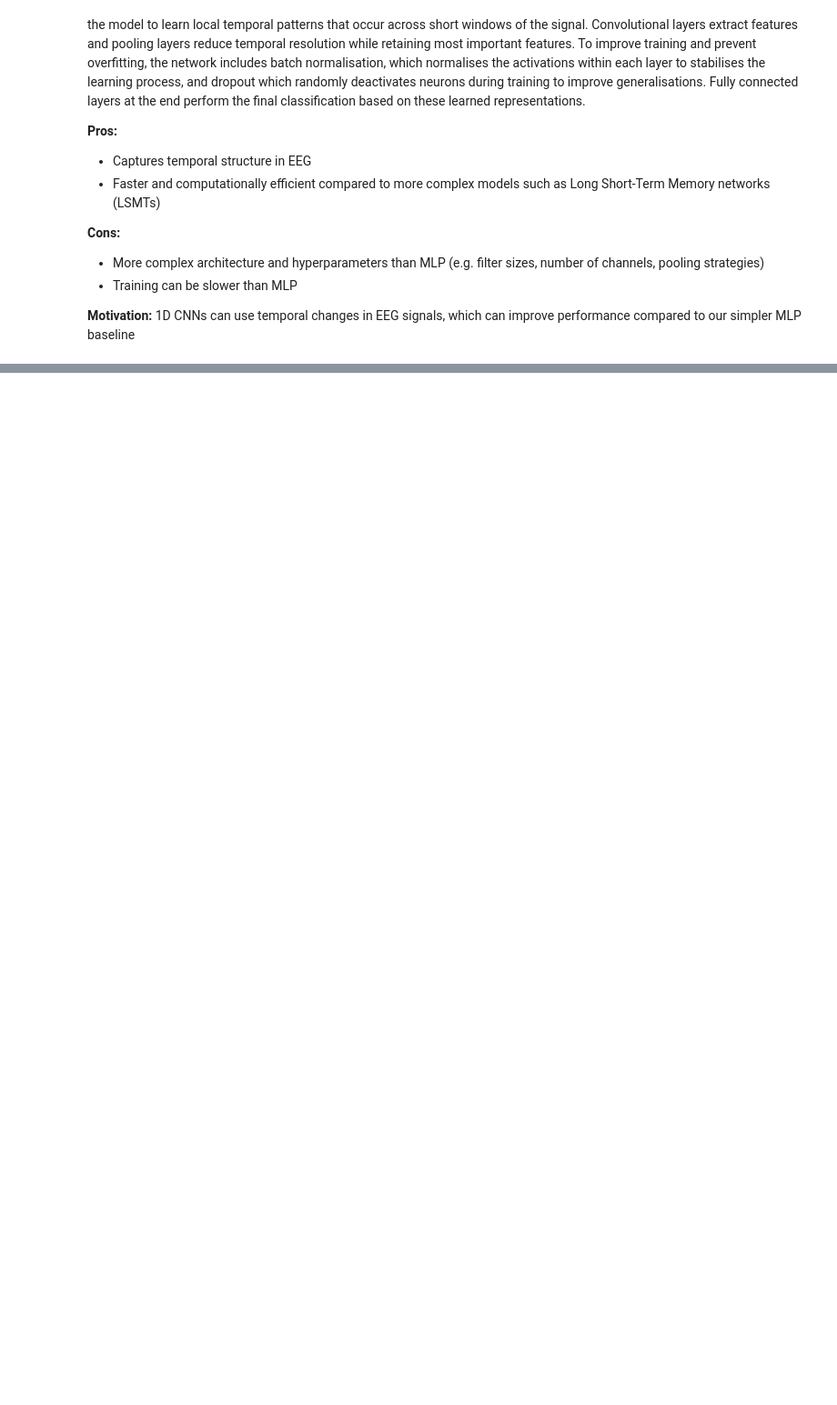
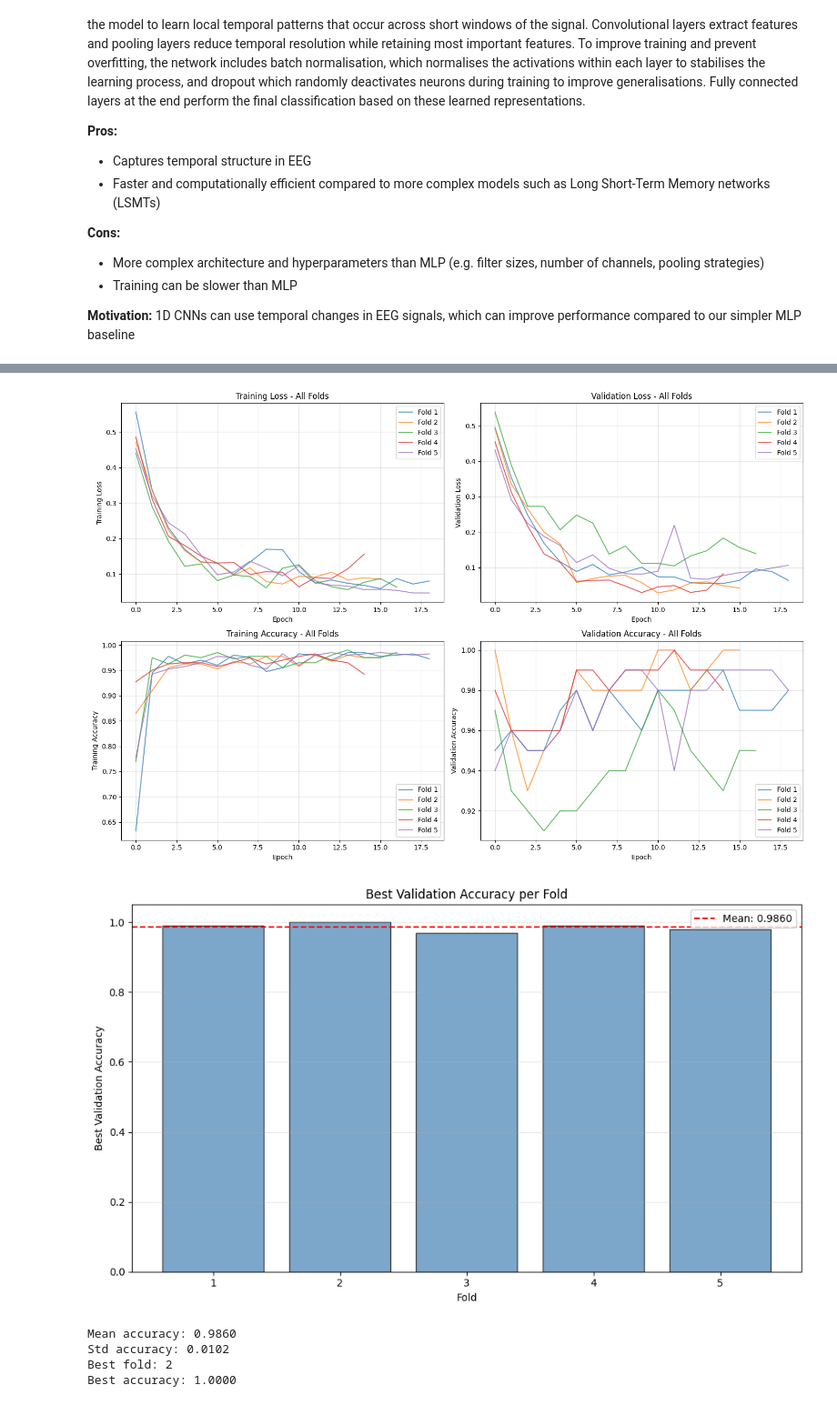
Before and after one commit to nmarryatt/EEG-Seizure-Classification, a Jupyter notebook: notebooks/EEG_seizure_classification.ipynb, the cells around one changed output, grey strips where cells are left out. Shown at 91% size. Saved outputs shown, nothing was run; the diff lists cells and outputs as text; code cells hidden in the pictures; blank space fills up the shorter version.

```diff
--- a/notebooks/EEG_seizure_classification.ipynb
+++ b/notebooks/EEG_seizure_classification.ipynb
@@ -345,0 +463,14 @@ The CNN architecture, which included convolutional layers to capture temporal pa
+# %%
+device = torch.device("cuda" if torch.cuda.is_available() else "cpu")
+fold_results = train_with_kfold_cv(
+    X,
+    y,
+    simple_EEG_CNN,
+    n_splits=5,
+    max_epochs=25,
+    batch_size=32,
+    device=device,
+    patience= 5,
+    min_delta= 0.001,
+    model_kwargs={'input_length': 4097}
+)
@@ -345,0 +495,19 @@ The CNN architecture, which included convolutional layers to capture temporal pa
+# %%
+importlib.reload(scripts.utils)
+from scripts.utils import plot_kfold_results
+plot_kfold_results(fold_results, 5)
+
+print(f"Mean accuracy: {np.mean(fold_results['best_val_accs']):.4f}")
+print(f"Std accuracy: {np.std(fold_results['best_val_accs']):.4f}")
+
+# 6. Get best fold
+best_fold_idx = np.argmax(fold_results['best_val_accs'])
+print(f"Best fold: {best_fold_idx + 1}")
+print(f"Best accuracy: {fold_results['best_val_accs'][best_fold_idx]:.4f}")
+# %% [output]
+[figure, added]
+[figure, added]
+Mean accuracy: 0.9860
+Std accuracy: 0.0102
+Best fold: 2
+Best accuracy: 1.0000
```
Also changed, not shown: parts of 16 cells of this notebook.
